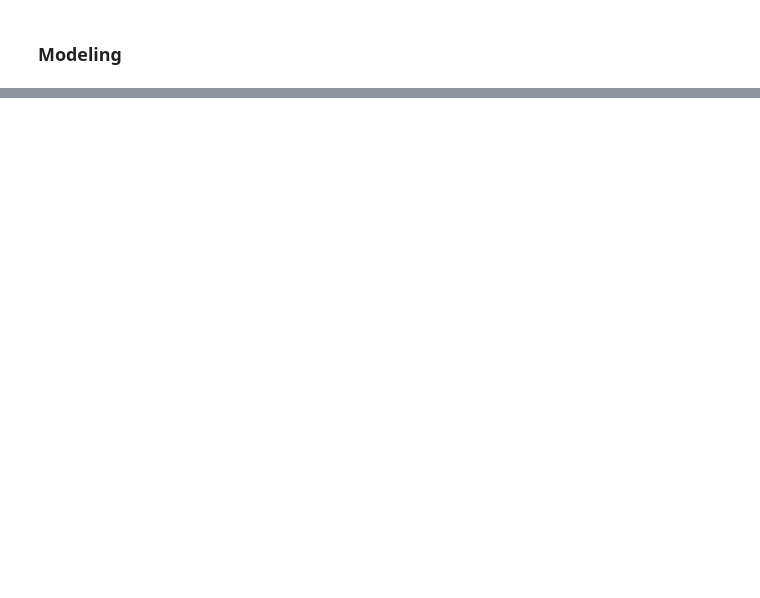
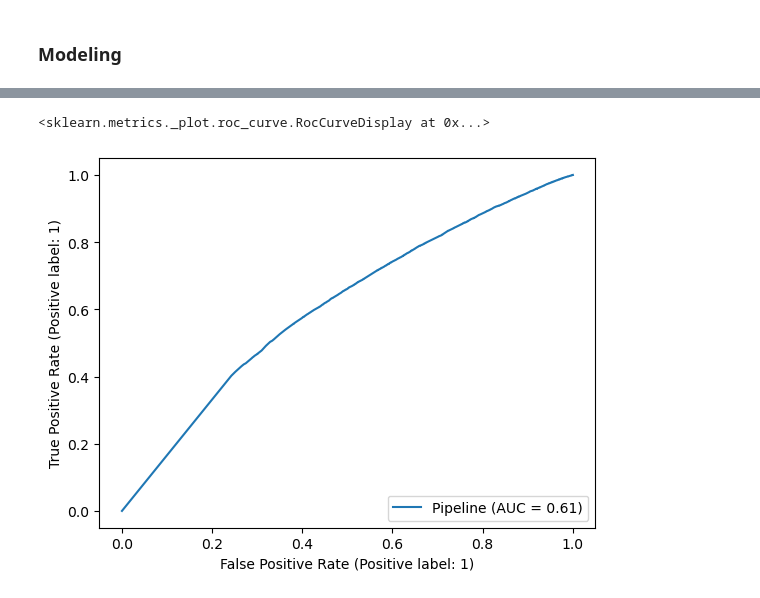
Before and after one commit to vszontagh/NLP_toxic_comment_classification, a Jupyter notebook: Toxic_Comment_Classification.ipynb, the cells around one changed output, grey strips where cells are left out. Drawn from its saved outputs; the diff is of its cells as text; code cells hidden in the pictures; blank space fills up the shorter version.

```diff
--- a/Toxic_Comment_Classification.ipynb
+++ b/Toxic_Comment_Classification.ipynb
@@ -442,0 +581,17 @@ ConfusionMatrixDisplay.from_estimator(mod_pipe, transformed_test, y_test);
+# %%
+# Performing a grid search for our random forest
+import time
+
+start = time.time()
+
+rf_params = param_grid = {'forest__criterion': ['gini', 'entropy'],
+                          'forest__n_estimators': [30, 50, 150],
+                          'forest__min_samples_leaf': [2, 5, 20, 50],
+                         'forest__max_depth': [3, 5, 7]}
+
+rf_grid_pipe = GridSearchCV(estimator = pipe1, param_grid = rf_params, scoring = 'recall', cv = 3, n_jobs = -1)
+
+end = time.time()
+
+print(end - start)
+# try accuracy insted of recall
@@ -442,0 +604,8 @@ ConfusionMatrixDisplay.from_estimator(mod_pipe, transformed_test, y_test);
+# %%
+# Fitting the training data
+start = time.time()
+
+rf_grid_pipe.fit(X_train_proc, y_train)
+
+end = time.time()
+print(end - start)
@@ -442,0 +638,11 @@ ConfusionMatrixDisplay.from_estimator(mod_pipe, transformed_test, y_test);
+# %%
+pipe3 = Pipeline([('vectorizer', TfidfVectorizer(max_df=0.95, min_df=0.05)),
+                 ('smote', SMOTE()),
+                 ('forest', RandomForestClassifier(random_state = 43,
+                                                  criterion = 'gini',
+                                                  max_depth = 3,
+                                                  min_samples_leaf = 20,
+                                                  n_estimators = 30))])
+# %%
+# Fitting the model with the best params
+pipe3.fit(X_train_proc, y_train)
@@ -442,0 +675,6 @@ ConfusionMatrixDisplay.from_estimator(mod_pipe, transformed_test, y_test);
+# %%
+#plot_roc_curve(mod_pipe, X_test, y_test)
+RocCurveDisplay.from_estimator(pipe3, X_test_proc, y_test)
+# %% [output]
+<sklearn.metrics._plot.roc_curve.RocCurveDisplay at 0x...>
+[figure, added]
```
Also changed, not shown: parts of 128 cells of this notebook.
